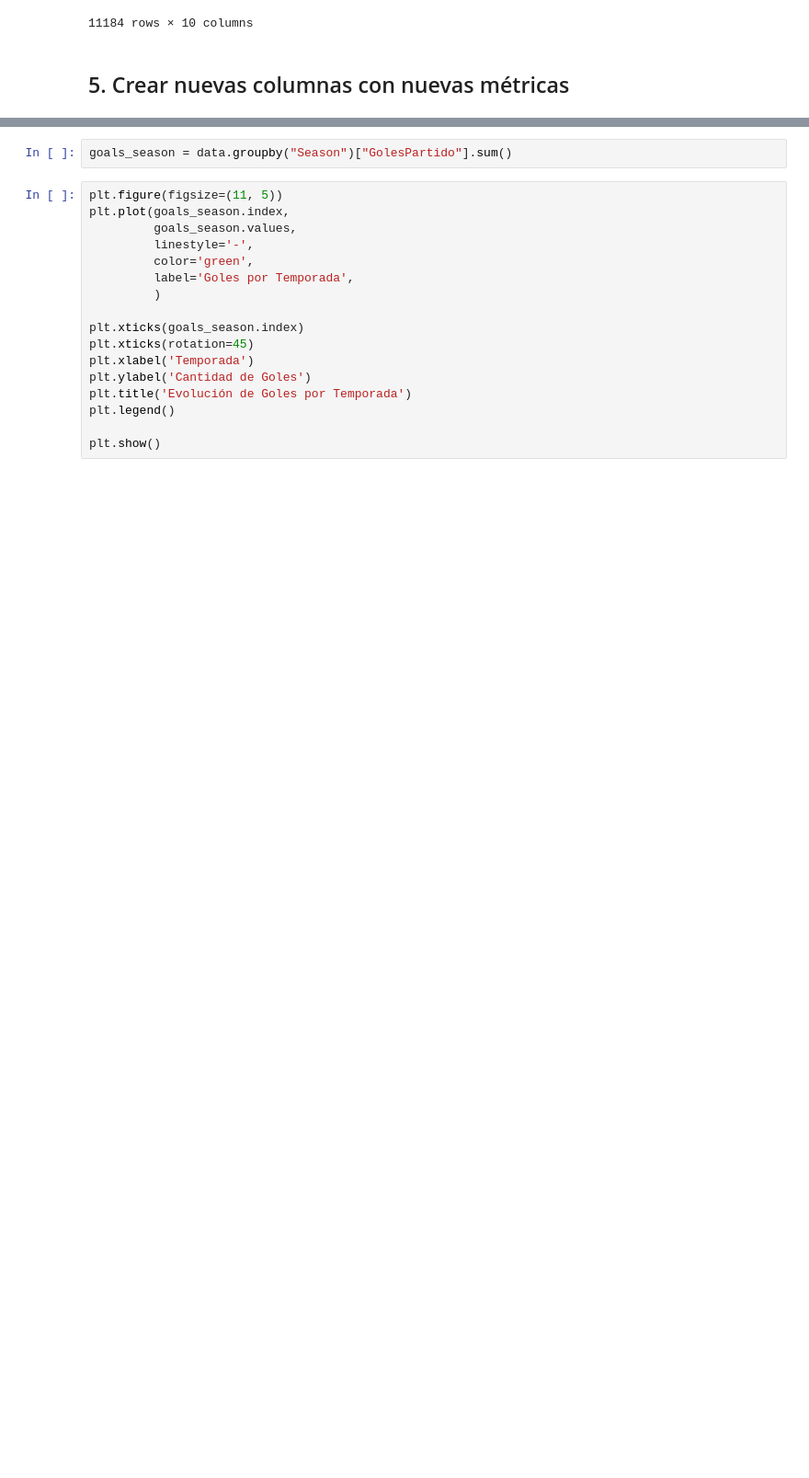
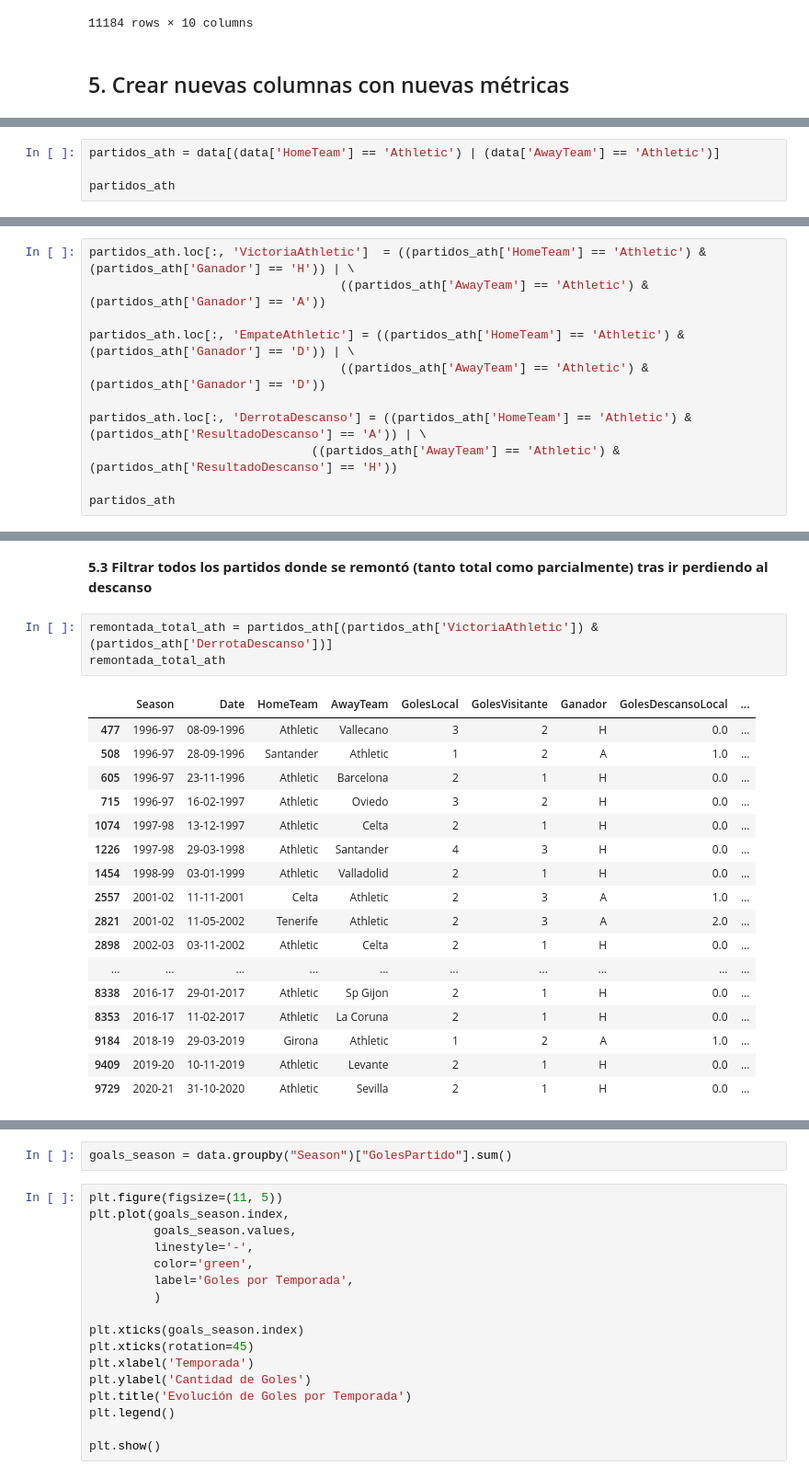
Before and after one commit to IbaiCosgaya/EDA_Analisis_Deportivo, a Jupyter notebook: liga.ipynb, the cells around one changed output, grey strips where cells are left out. Shown at 92% size. Cells and saved outputs as stored; diff of their text form; blank space fills up the shorter version.

```diff
--- a/liga.ipynb
+++ b/liga.ipynb
@@ -314,0 +341,4 @@ data
+# %%
+partidos_ath = data[(data['HomeTeam'] == 'Athletic') | (data['AwayTeam'] == 'Athletic')]
+
+partidos_ath
@@ -314,0 +363,11 @@ data
+# %%
+partidos_ath.loc[:, 'VictoriaAthletic']  = ((partidos_ath['HomeTeam'] == 'Athletic') & (partidos_ath['Ganador'] == 'H')) | \
+                                   ((partidos_ath['AwayTeam'] == 'Athletic') & (partidos_ath['Ganador'] == 'A'))
+
+partidos_ath.loc[:, 'EmpateAthletic'] = ((partidos_ath['HomeTeam'] == 'Athletic') & (partidos_ath['Ganador'] == 'D')) | \
+                                   ((partidos_ath['AwayTeam'] == 'Athletic') & (partidos_ath['Ganador'] == 'D'))
+
+partidos_ath.loc[:, 'DerrotaDescanso'] = ((partidos_ath['HomeTeam'] == 'Athletic') & (partidos_ath['ResultadoDescanso'] == 'A')) | \
+                               ((partidos_ath['AwayTeam'] == 'Athletic') & (partidos_ath['ResultadoDescanso'] == 'H'))
+
+partidos_ath
@@ -314,0 +388,23 @@ data
+# %% [markdown]
+**5.3 Filtrar todos los partidos donde se remontó (tanto total como parcialmente) tras ir perdiendo al descanso**
+# %%
+remontada_total_ath = partidos_ath[(partidos_ath['VictoriaAthletic']) & (partidos_ath['DerrotaDescanso'])]
+remontada_total_ath
+# %% [output]
+|  | Season | Date | HomeTeam | AwayTeam | GolesLocal | GolesVisitante | Ganador | GolesDescansoLocal | ... |
+| 477 | 1996-97 | 08-09-1996 | Athletic | Vallecano | 3 | 2 | H | 0.0 | ... |
+| 508 | 1996-97 | 28-09-1996 | Santander | Athletic | 1 | 2 | A | 1.0 | ... |
+| 605 | 1996-97 | 23-11-1996 | Athletic | Barcelona | 2 | 1 | H | 0.0 | ... |
+| 715 | 1996-97 | 16-02-1997 | Athletic | Oviedo | 3 | 2 | H | 0.0 | ... |
+| 1074 | 1997-98 | 13-12-1997 | Athletic | Celta | 2 | 1 | H | 0.0 | ... |
+| 1226 | 1997-98 | 29-03-1998 | Athletic | Santander | 4 | 3 | H | 0.0 | ... |
+| 1454 | 1998-99 | 03-01-1999 | Athletic | Valladolid | 2 | 1 | H | 0.0 | ... |
+| 2557 | 2001-02 | 11-11-2001 | Celta | Athletic | 2 | 3 | A | 1.0 | ... |
+| 2821 | 2001-02 | 11-05-2002 | Tenerife | Athletic | 2 | 3 | A | 2.0 | ... |
+| 2898 | 2002-03 | 03-11-2002 | Athletic | Celta | 2 | 1 | H | 0.0 | ... |
+| ... | ... | ... | ... | ... | ... | ... | ... | ... | ... |
+| 8338 | 2016-17 | 29-01-2017 | Athletic | Sp Gijon | 2 | 1 | H | 0.0 | ... |
+| 8353 | 2016-17 | 11-02-2017 | Athletic | La Coruna | 2 | 1 | H | 0.0 | ... |
+| 9184 | 2018-19 | 29-03-2019 | Girona | Athletic | 1 | 2 | A | 1.0 | ... |
+| 9409 | 2019-20 | 10-11-2019 | Athletic | Levante | 2 | 1 | H | 0.0 | ... |
+| 9729 | 2020-21 | 31-10-2020 | Athletic | Sevilla | 2 | 1 | H | 0.0 | ... |
```
Also changed, not shown: parts of 42 cells of this notebook, 1 other file.
